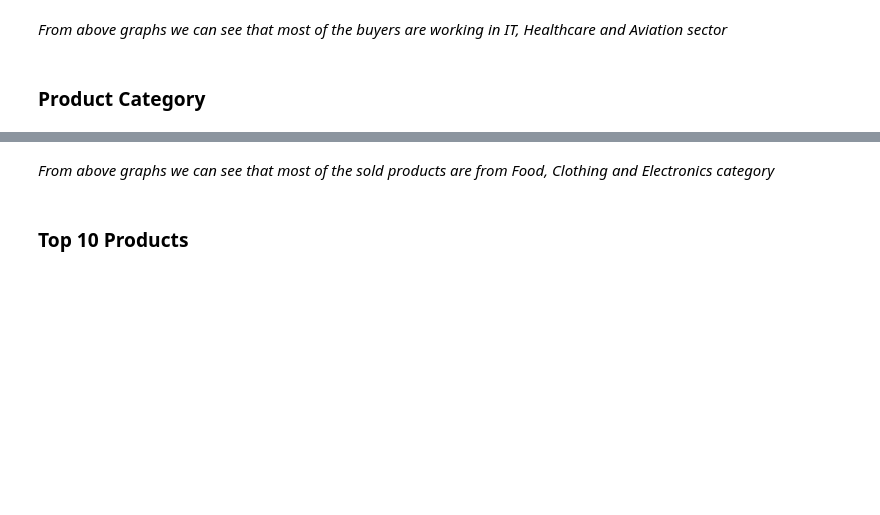
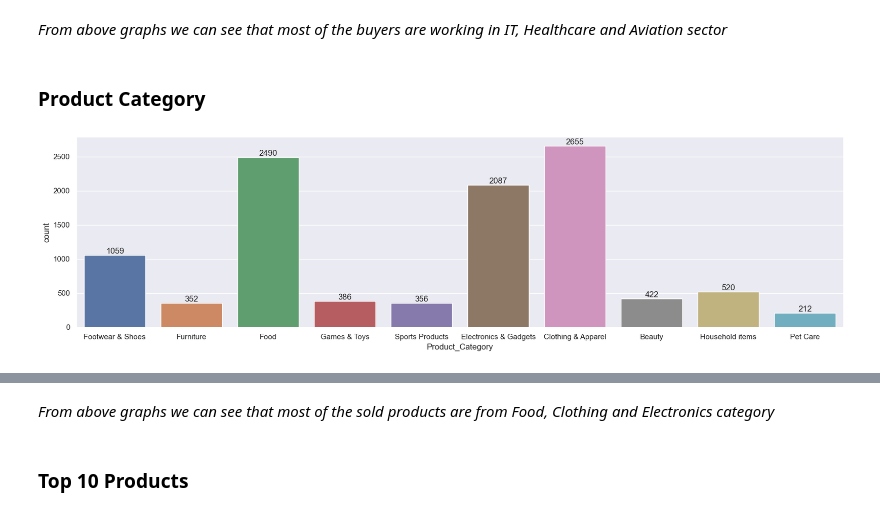
Before and after one commit to Skyler-18/Python_Project, a Jupyter notebook: Diwali_Sales_Analysis.ipynb, the cells around one changed output, grey strips where cells are left out. Saved outputs shown, nothing was run; the diff lists cells and outputs as text; code cells hidden in the pictures; blank space fills up the shorter version.

```diff
--- a/Diwali_Sales_Analysis.ipynb
+++ b/Diwali_Sales_Analysis.ipynb
@@ -139,11 +229,14 @@ sns.barplot(data = sales_state, x = 'Occupation',y= 'Amount')
 # %% [markdown]
 ### Product Category
 # %%
-# Product Category vs Number of Orders
+# Product Category vs Number of Orders, for top 10 categories only
 
 sns.set(rc={'figure.figsize':(20,5)})
-ax = sns.countplot(data = df, x = 'Product_Category')
+top_categories = df['Product_Category'].value_counts().nlargest(10).index
+ax = sns.countplot(data=df[df['Product_Category'].isin(top_categories)], x='Product_Category')
 
 for bars in ax.containers:
     ax.bar_label(bars)
+# %% [output]
+[figure, added]
 # %%
```
Also changed, not shown: parts of 19 cells of this notebook.
